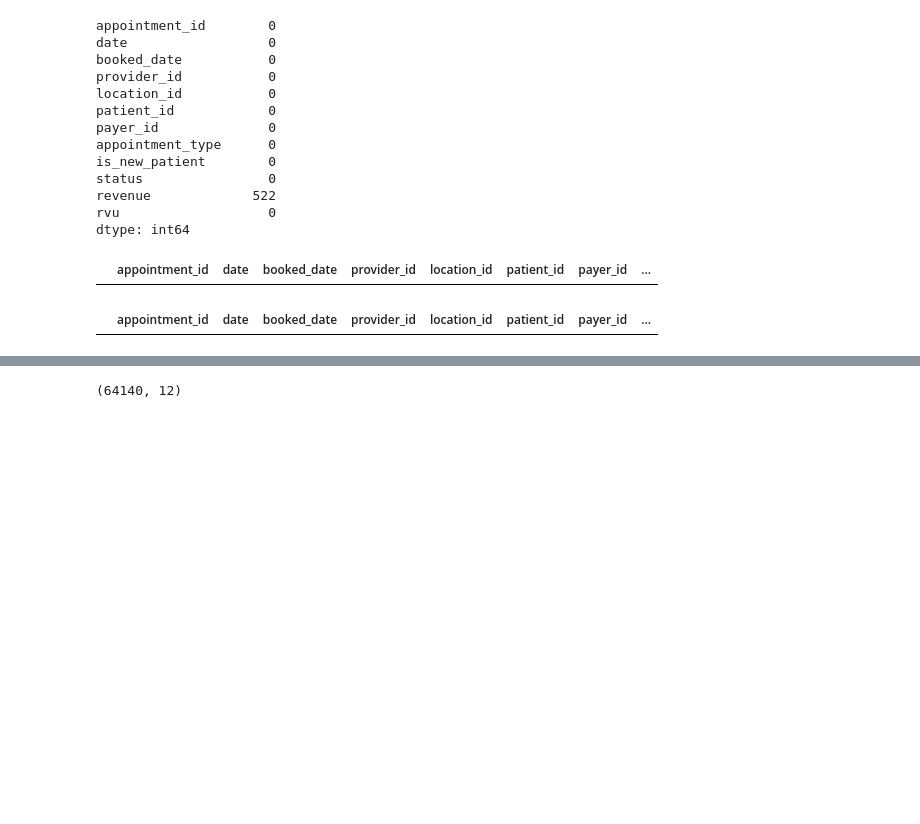
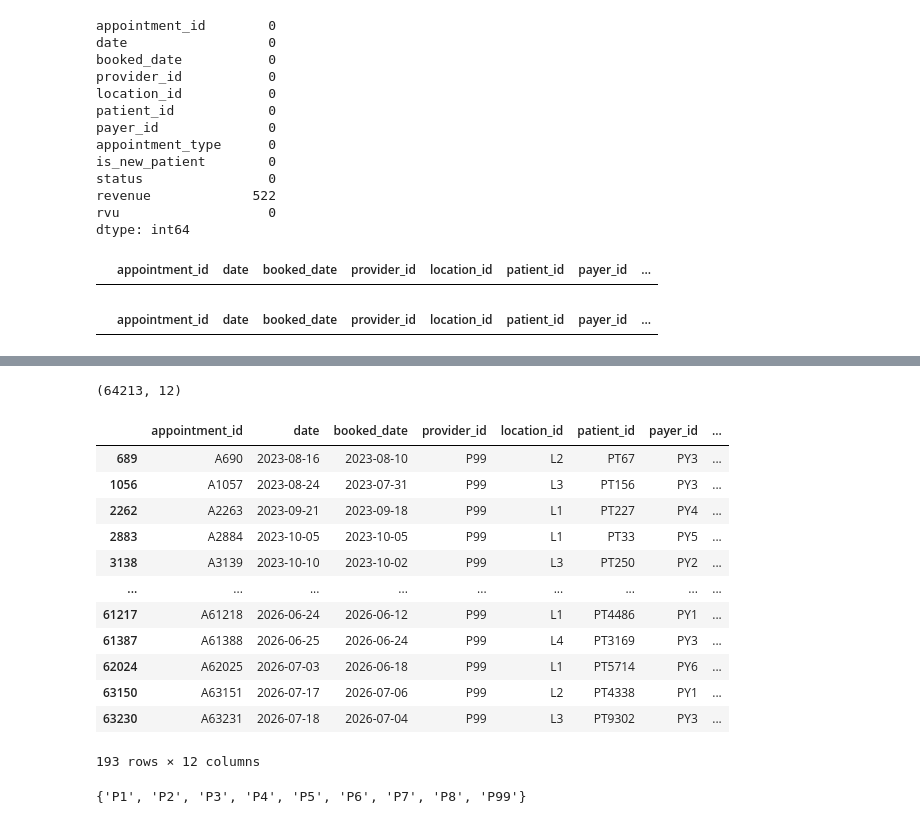
Before and after one commit to imtimtam/ortho-dashboard, a Jupyter notebook: notebook/data_cleaning.ipynb, the cells around one changed output, grey strips where cells are left out. Cells and saved outputs as stored; diff of their text form; code cells hidden in the pictures; blank space fills up the shorter version.

```diff
--- a/notebook/data_cleaning.ipynb
+++ b/notebook/data_cleaning.ipynb
@@ -76,3 +96,8 @@ blank_revenue_mask
 appointments_df[(appointments_df['revenue'] == 0) & (appointments_df['status'] == 'Completed')]
 # %% [output]
 |  | appointment_id | date | booked_date | provider_id | location_id | patient_id | payer_id | ... |
+# %%
+bad_dates = appointments_df['booked_date'] > appointments_df['date']
+appointments_df.loc[bad_dates, 'booked_date'] = pd.NaT
+
+appointments_df['booked_date'].value_counts()
@@ -79,6 +118,29 @@ appointments_df[(appointments_df['revenue'] == 0) & (appointments_df['status'] =
 # %%
 # Drop duplicate rows based on the 'appointment_id' column
 appointments_df.drop_duplicates(subset=['appointment_id'], keep='first', inplace=True)
-appointments_df.shape # 64534 -> 64140
+appointments_df.shape # 64534 -> 64213
 # %% [output]
-(64140, 12)
+(64213, 12)
+# %%
+set(providers_df['provider_id'])
+provider_error_appointments_mask = appointments_df[~appointments_df['provider_id'].isin(set(providers_df['provider_id']))]
+provider_error_appointments_mask
+# %% [output]
+|  | appointment_id | date | booked_date | provider_id | location_id | patient_id | payer_id | ... |
+| 689 | A690 | 2023-08-16 | 2023-08-10 | P99 | L2 | PT67 | PY3 | ... |
+| 1056 | A1057 | 2023-08-24 | 2023-07-31 | P99 | L3 | PT156 | PY3 | ... |
+| 2262 | A2263 | 2023-09-21 | 2023-09-18 | P99 | L1 | PT227 | PY4 | ... |
+| 2883 | A2884 | 2023-10-05 | 2023-10-05 | P99 | L1 | PT33 | PY5 | ... |
+| 3138 | A3139 | 2023-10-10 | 2023-10-02 | P99 | L3 | PT250 | PY2 | ... |
+| ... | ... | ... | ... | ... | ... | ... | ... | ... |
+| 61217 | A61218 | 2026-06-24 | 2026-06-12 | P99 | L1 | PT4486 | PY1 | ... |
+| 61387 | A61388 | 2026-06-25 | 2026-06-24 | P99 | L4 | PT3169 | PY3 | ... |
+| 62024 | A62025 | 2026-07-03 | 2026-06-18 | P99 | L1 | PT5714 | PY6 | ... |
+| 63150 | A63151 | 2026-07-17 | 2026-07-06 | P99 | L2 | PT4338 | PY1 | ... |
+| 63230 | A63231 | 2026-07-18 | 2026-07-04 | P99 | L3 | PT9302 | PY3 | ... |
+193 rows × 12 columns
+# %%
+# P99 doesn't exist in providers_df, but it does exist in appointments_df. This is likely a data quality issue that needs to be addressed.
+set(appointments_df['provider_id'])
+# %% [output]
+{'P1', 'P2', 'P3', 'P4', 'P5', 'P6', 'P7', 'P8', 'P99'}
```
Also changed, not shown: parts of 10 cells of this notebook.
